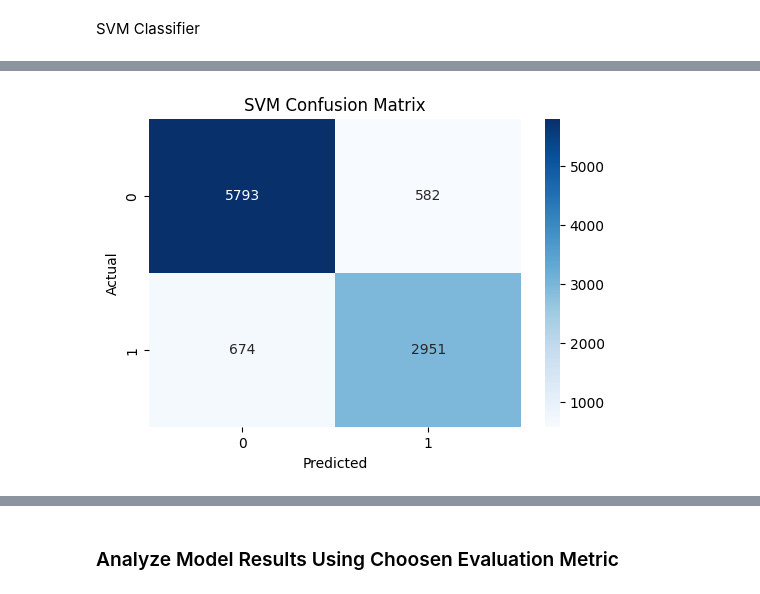
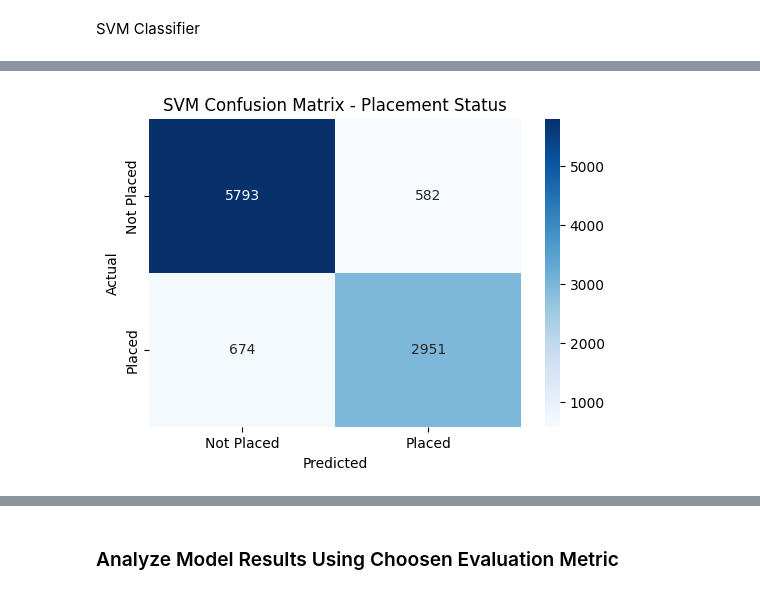
Before and after one commit to muskaanmahes/DS-7331-Term-Project, a Jupyter notebook: Lab_Two-Classification/Aayush_Notebook.ipynb, the cells around one changed output, grey strips where cells are left out. Cells and saved outputs as stored; diff of their text form; code cells hidden in the pictures.

Commit message:
Add files via upload
used the train and test sets properly

```diff
--- a/Lab_Two-Classification/Aayush_Notebook.ipynb
+++ b/Lab_Two-Classification/Aayush_Notebook.ipynb
@@ -238,2 +223,34 @@ df.head()
+# %%
+from sklearn.model_selection import train_test_split
+
+# TASK 1: Placement_Status
+y_task1 = df["Placement_Status"]
+
+X_task1 = df.drop(["Placement_Status", "Internship_Placement"], axis=1)
+
+X_task1 = pd.get_dummies(X_task1, drop_first=True)
+
+X_train_task1, X_test_task1, y_train_task1, y_test_task1 = train_test_split(
+    X_task1,
+    y_task1,
+    test_size=0.2,
+    random_state=42,
+    stratify=y_task1
+)
+
+# TASK 2: Internship_Placement
+y_task2 = df["Internship_Placement"]
+
+X_task2 = df.drop(["Internship_Placement", "Placement_Status", "Internships"], axis=1)
+
+X_task2 = pd.get_dummies(X_task2, drop_first=True)
+
+X_train_task2, X_test_task2, y_train_task2, y_test_task2 = train_test_split(
+    X_task2,
+    y_task2,
+    test_size=0.2,
+    random_state=42,
+    stratify=y_task2
+)
 # %%
 from sklearn.svm import SVC
@@ -305,14 +306,17 @@ weighted avg       0.87      0.87      0.87     10000
 # %%
 import seaborn as sns
 import matplotlib.pyplot as plt
+from sklearn.metrics import confusion_matrix
 
-cm = confusion_matrix(y_test, y_pred_svm)
+cm = confusion_matrix(y_test_task1, y_pred_task1)
 
 plt.figure(figsize=(6,4))
-sns.heatmap(cm, annot=True, fmt="d", cmap="Blues")
-plt.title("SVM Confusion Matrix")
+sns.heatmap(cm, annot=True, fmt="d", cmap="Blues",
+            xticklabels=["Not Placed","Placed"],
+            yticklabels=["Not Placed","Placed"])
+plt.title("SVM Confusion Matrix - Placement Status")
 plt.xlabel("Predicted")
 plt.ylabel("Actual")
 plt.show()
 # %% [output]
-[figure, old version]
+[figure, new version]
```
Also changed, not shown: parts of 9 cells of this notebook.
